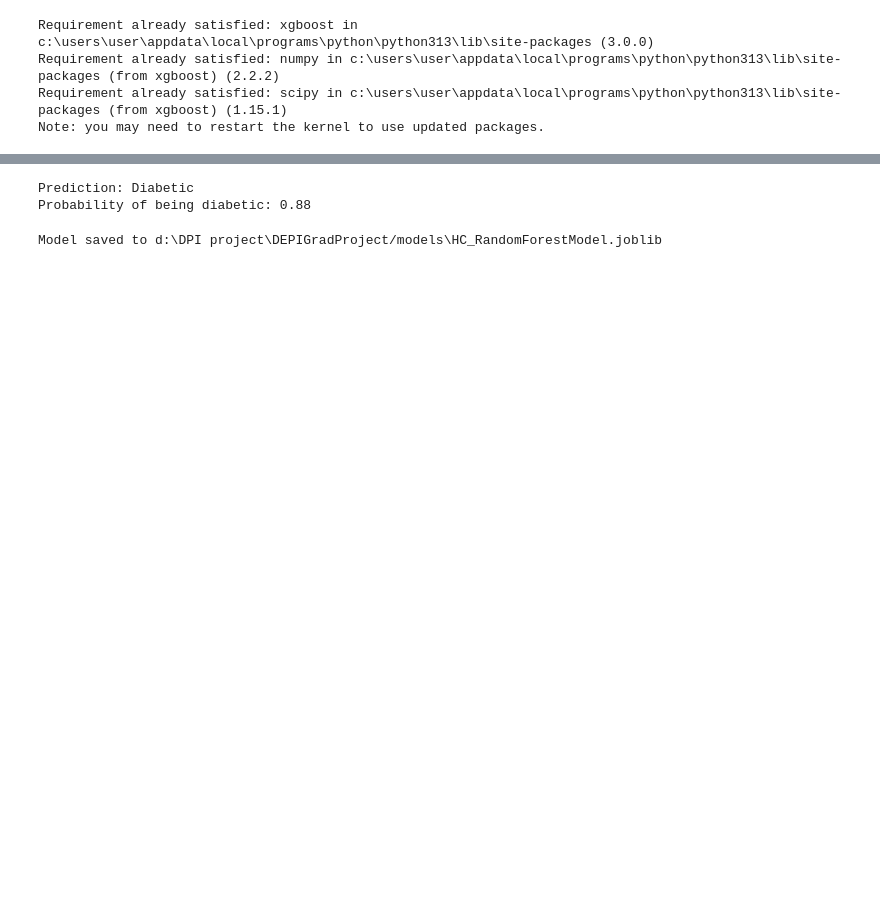
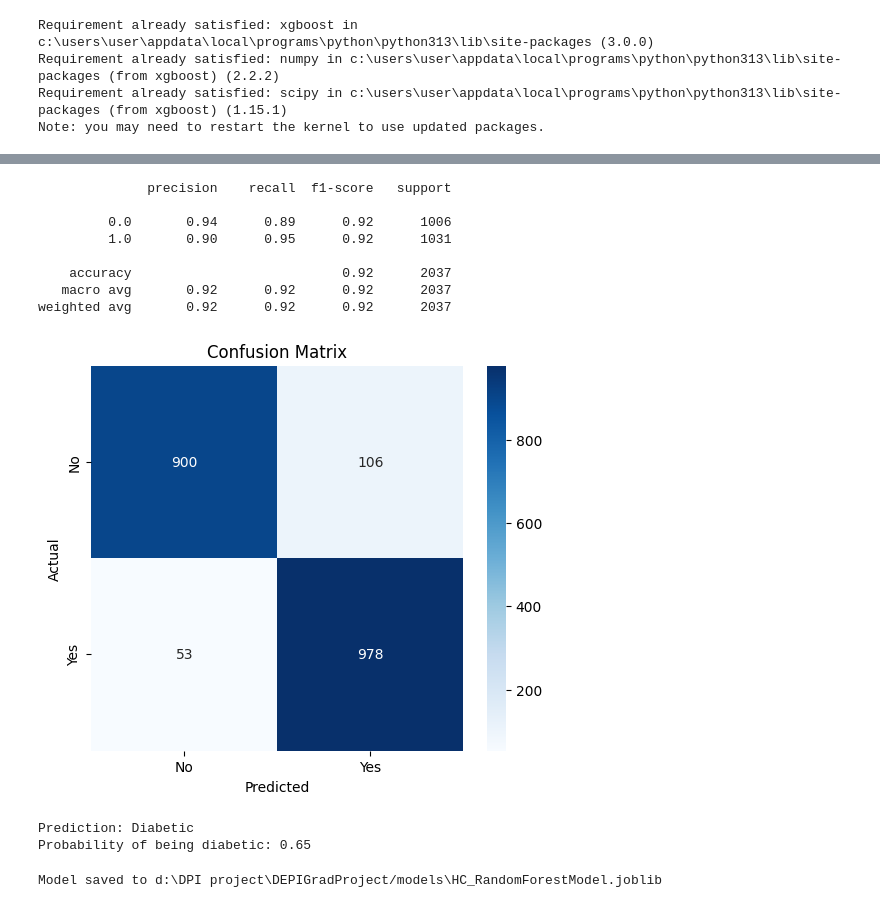
Before and after one commit to JoesphK/DEPIGradProject, a Jupyter notebook: HC.ipynb, the cells around one changed output, grey strips where cells are left out. Drawn from its saved outputs; the diff is of its cells as text; code cells hidden in the pictures; blank space fills up the shorter version.

Commit message:
Final take on the file
- Added some documentation
- cleaned up the outliers
- Overall quality improvements for the train and testing data.
- XGboost and random forest now perform way better

```diff
--- a/HC.ipynb
+++ b/HC.ipynb
@@ -1279,27 +1240,64 @@ plt.show()
+# %%
+#Prediction for XGBoost
+y_pred = model.predict(X_test)
+print(classification_report(y_test, y_pred))
+# Get numeric results
+cm = confusion_matrix(y_test, y_pred)
+# Plot confusion matrix
+labels = ['No', 'Yes']
+plt.figure(figsize=(6, 5))
+sns.heatmap(cm, annot=True, fmt='d', cmap='Blues',
+            xticklabels=labels, yticklabels=labels)
+plt.xlabel('Predicted')
+plt.ylabel('Actual')
+plt.title('Confusion Matrix')
+plt.show()
+# %% [output]
+              precision    recall  f1-score   support
+
+         0.0       0.94      0.89      0.92      1006
+         1.0       0.90      0.95      0.92      1031
+
+    accuracy                           0.92      2037
+   macro avg       0.92      0.92      0.92      2037
+weighted avg       0.92      0.92      0.92      2037
+[figure, added]
 # %%
 # Example input (replace with actual values)
 new_data = pd.DataFrame([{
-    'glucose': 160 ,  # ≈ 19.44 mmol/L
+    'glucose': 200 ,  # ≈ 19.44 mmol/L
     'hypertensive': 1,
     'diastolic_bp': 120,
-    'systolic_bp': 180,
-    'weight': 70,
-    'age': 60,
-    #'pulse_rate':96
+    'systolic_bp': 200,
+    'weight': 80,
+    'bmi':40,
+    'age': 69,
+
     # add missing features with default or zero values if needed
 }])
 
+input_data = pd.DataFrame([{
+    'glucose_log': np.log1p(new_data['glucose'].iloc[0]),
+    'hypertensive': new_data['hypertensive'].iloc[0],
+    'diastolic_bp': new_data['diastolic_bp'].iloc[0],
+    'systolic_bp': new_data['systolic_bp'].iloc[0],
+    'weight_log': np.log1p(new_data['weight'].iloc[0]),
+    'bmi_log': np.log1p(new_data['bmi'].iloc[0]),
+    'age': new_data['age'].iloc[0]
+}])
+
+
 
 # Predict probability
-proba = model.predict_proba(new_data)[0][1]
-prediction = model.predict(new_data)[0]
+proba = model.predict_proba(input_data)[0][1]
+prediction = model.predict(input_data)[0]
 
 # Output
 print(f"Prediction: {'Diabetic' if prediction == 1 else 'Not Diabetic'}")
 print(f"Probability of being diabetic: {proba:.2f}")
 # %% [output]
 Prediction: Diabetic
-Probability of being diabetic: 0.88
+Probability of being diabetic: 0.65
 # %%
 random_forest_model.save_model(current_working_dir,"HC_RandomForestModel")
 # %% [output]
```
Also changed, not shown: parts of 46 cells of this notebook.
